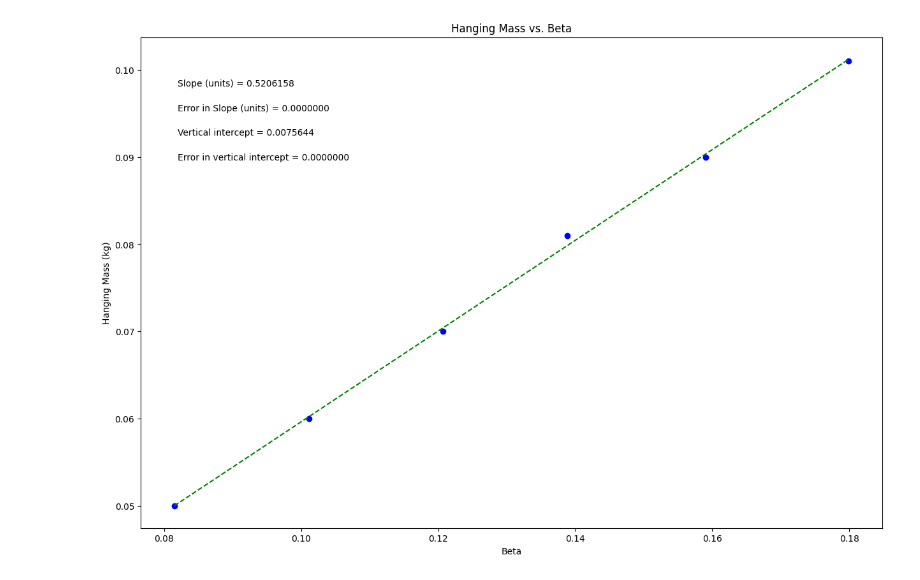
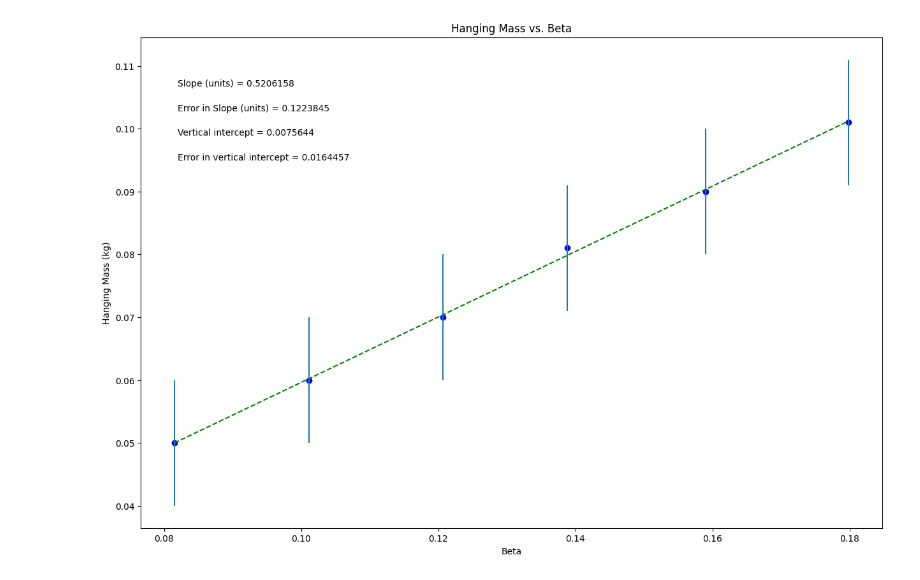
Before and after one commit to 24kgould/KGould-PHSXLab, a Jupyter notebook: KGOULD_WaKE_lab.ipynb, the cells around one changed output. Cells and saved outputs as stored; diff of their text form; code cells hidden in the pictures.

```diff
--- a/KGOULD_WaKE_lab.ipynb
+++ b/KGOULD_WaKE_lab.ipynb
@@ -23,7 +23,7 @@ beta = np.array([0.081513646, 0.101135771, 0.120672184, 0.138811511, 0.159053524
 
 hangingmass = np.array([.05, .06, .07, .081, .090, .101])
 
-err_hangingmass = np.array([.0000000001,0.0000000001,0.0000000001,0.0000000001,0.0000000001,0.0000000001])
+err_hangingmass = np.array([.01,0.01,0.01,0.01,0.01,0.01])
 
 
 
@@ -92,31 +92,31 @@ elif annotation_placement==3 or annotation_placement==4:
 #Don't need to change anything in this section!
 
 #Plot data on graph. Plot error bars and place values for slope,
 #error in slope, and vertical intercept (plus error) on the plot using "annotate"
 
 plt.figure(figsize=(15,10))
 
 plt.plot(x, fit, color='green', linestyle='--')
 plt.scatter(x, y, color='blue', marker='o')
 
 plt.xlabel(x_label)
 plt.ylabel(y_label)
 plt.title(plot_title)
 
 plt.errorbar(x, y, yerr=dy, xerr=None, fmt="none") #don't need to plot x error bars
 
 plt.annotate('Slope ({}) = {value:.{digits}f}'.format(slope_units,value=m, digits=7),
              (xpos, ypos[0]), xycoords='axes fraction')
 
 plt.annotate('Error in Slope ({}) = {value:.{digits}f}'.format(slope_units,value=dm, digits=7),
              (xpos, ypos[1]), xycoords='axes fraction')
 
 plt.annotate('Vertical intercept = {value:.{digits}f}'.format(value=b, digits=7),
              (xpos, ypos[2]), xycoords='axes fraction')
 
 plt.annotate('Error in vertical intercept = {value:.{digits}f}'.format(value=db, digits=7),
              (xpos, ypos[3]), xycoords='axes fraction')
 
 plt.show()
 # %% [output]
-[figure, old version]
+[figure, new version]
```
